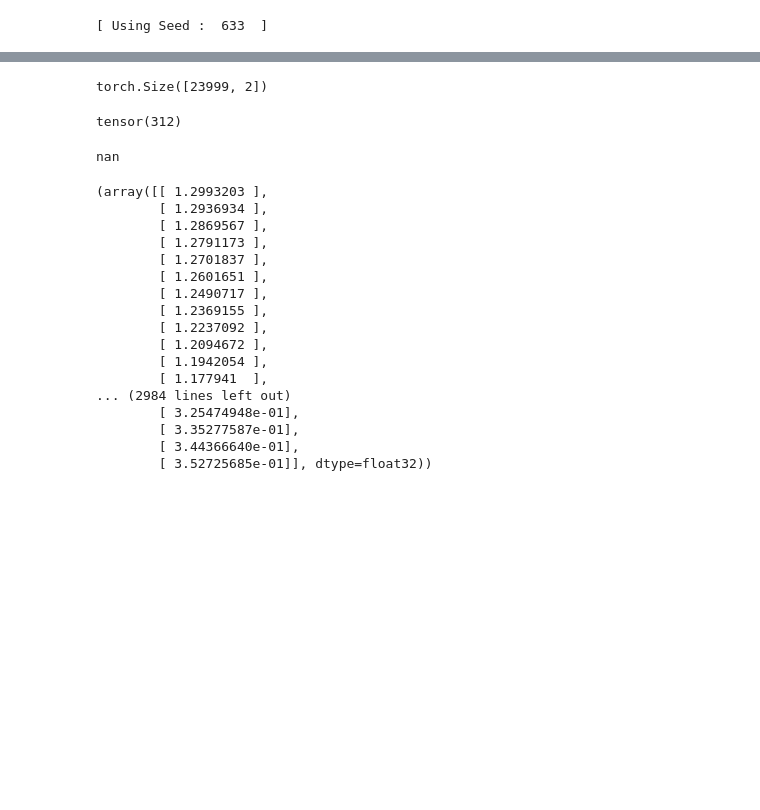
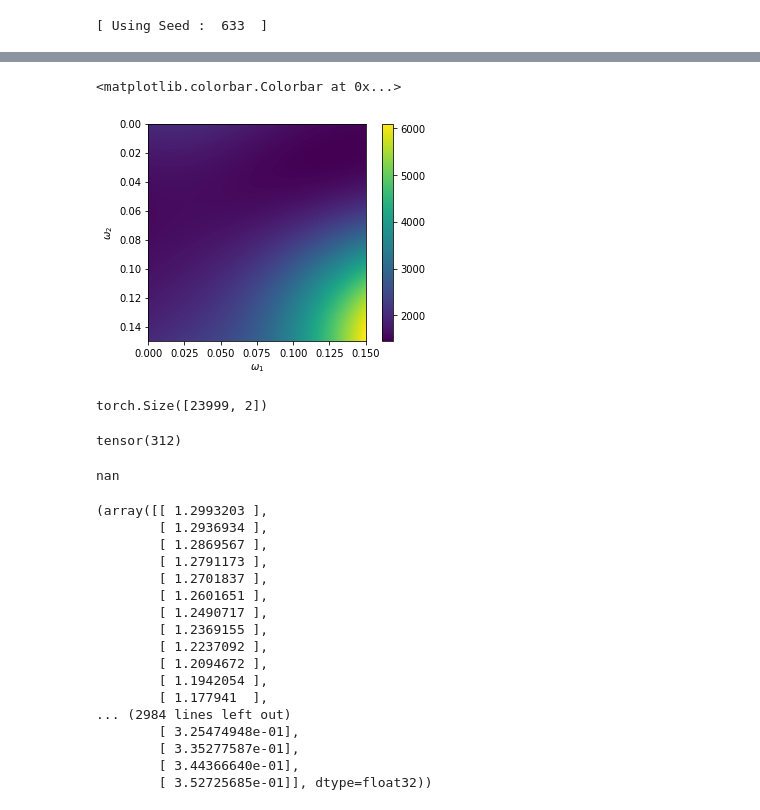
Before and after one commit to AlexTMallen/NASA-GEOS, a Jupyter notebook: 1D-omega-speedup.ipynb, the cells around one changed output, grey strips where cells are left out. Drawn from its saved outputs; the diff is of its cells as text; code cells hidden in the pictures; blank space fills up the shorter version.

```diff
--- a/1D-omega-speedup.ipynb
+++ b/1D-omega-speedup.ipynb
@@ -198,3 +265,11 @@ plt.colorbar()
+# %%
+plt.imshow(np.real(global_error.detach().numpy()), extent=(ws[0], ws[-1], ws[-1], ws[0]))
+plt.xlabel("$\omega_1$")
+plt.ylabel("$\omega_2$")
+plt.colorbar()
+# %% [output]
+<matplotlib.colorbar.Colorbar at 0x...>
+[figure, added]
 # %%
 opt.zero_grad()
 
```
Also changed, not shown: parts of 14 cells of this notebook.
